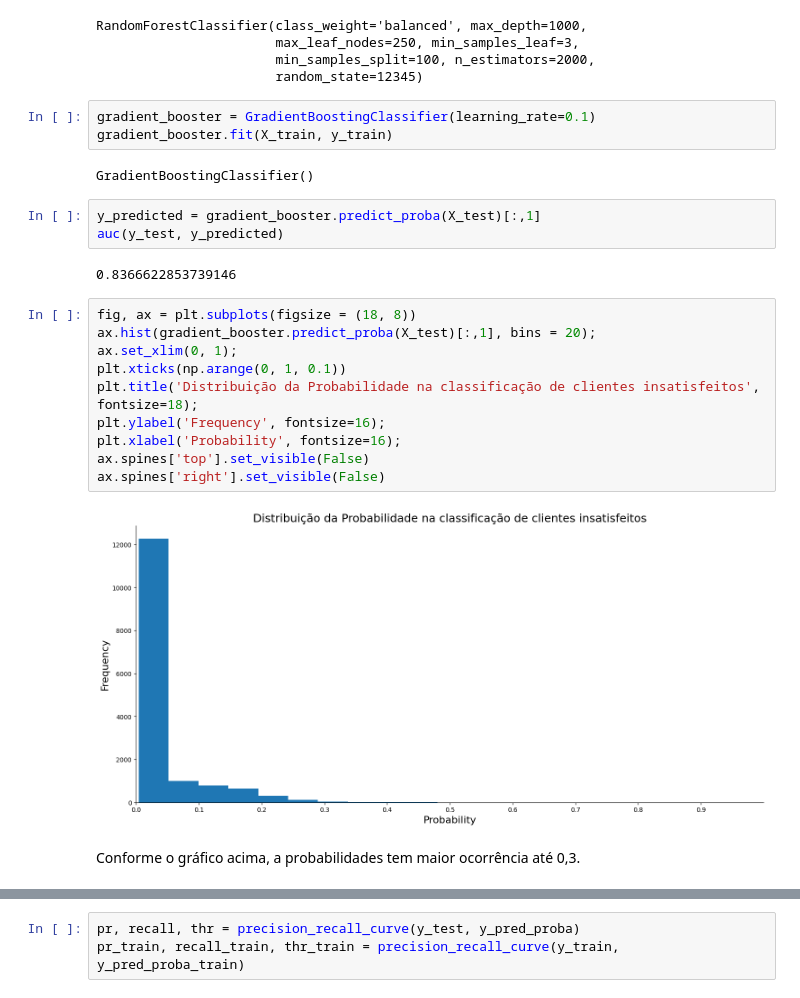
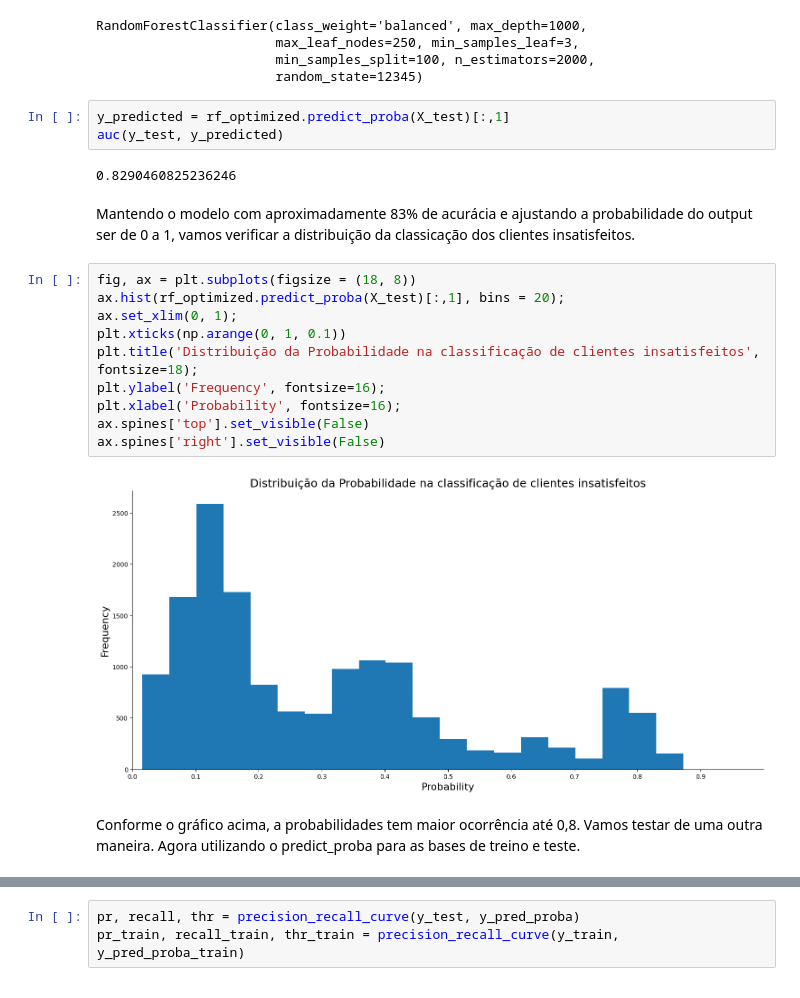
Before and after one commit to Gcardoso1/Case-Santander-Data-Master, a Jupyter notebook: Parte B - Nota.ipynb, the cells around one changed output, grey strips where cells are left out. Saved outputs shown, nothing was run; the diff lists cells and outputs as text.

```diff
--- a/Parte B - Nota.ipynb
+++ b/Parte B - Nota.ipynb
@@ -58,26 +58,23 @@ RandomForestClassifier(class_weight='balanced', max_depth=1000,
                        min_samples_split=100, n_estimators=2000,
                        random_state=12345)
 # %%
-gradient_booster = GradientBoostingClassifier(learning_rate=0.1)
-gradient_booster.fit(X_train, y_train)
+y_predicted = rf_optimized.predict_proba(X_test)[:,1]
+auc(y_test, y_predicted)
 # %% [output]
-GradientBoostingClassifier()
+0.8290460825236246
-# %%
-y_predicted = gradient_booster.predict_proba(X_test)[:,1]
-auc(y_test, y_predicted)
-# %% [output]
-0.8366622853739146
+# %% [markdown]
+Mantendo o modelo com aproximadamente 83% de acurácia e ajustando a probabilidade do output ser de 0 a 1, vamos verificar a distribuição da classicação dos clientes insatisfeitos.
 # %%
 fig, ax = plt.subplots(figsize = (18, 8))
-ax.hist(gradient_booster.predict_proba(X_test)[:,1], bins = 20);
+ax.hist(rf_optimized.predict_proba(X_test)[:,1], bins = 20);
 ax.set_xlim(0, 1);
 plt.xticks(np.arange(0, 1, 0.1))
 plt.title('Distribuição da Probabilidade na classificação de clientes insatisfeitos', fontsize=18);
 plt.ylabel('Frequency', fontsize=16);
 plt.xlabel('Probability', fontsize=16);
 ax.spines['top'].set_visible(False)
 ax.spines['right'].set_visible(False)
 # %% [output]
-[figure, old version]
+[figure, new version]
 # %% [markdown]
-Conforme o gráfico acima, a probabilidades tem maior ocorrência até 0,3.
+Conforme o gráfico acima, a probabilidades tem maior ocorrência até 0,8. Vamos testar de uma outra maneira. Agora utilizando o predict_proba para as bases de treino e teste.
```
Also changed, not shown: parts of 20 cells of this notebook, 1 other file.
